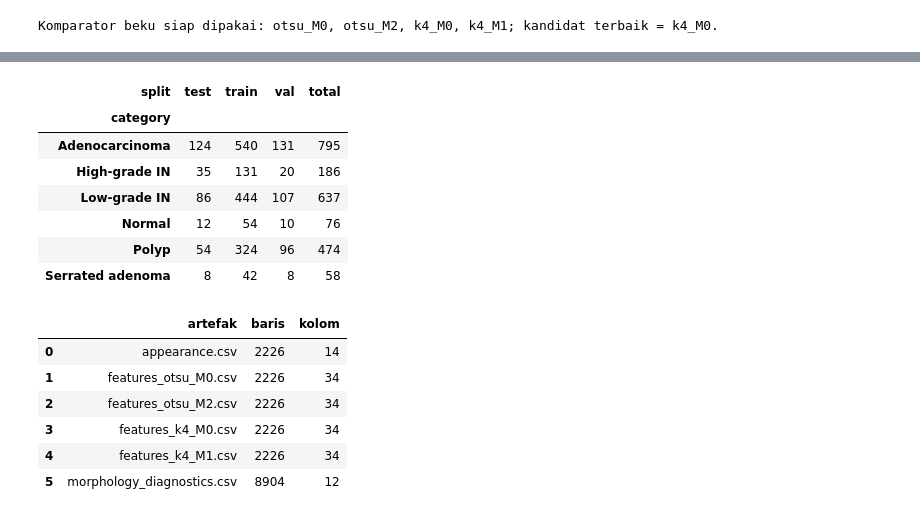
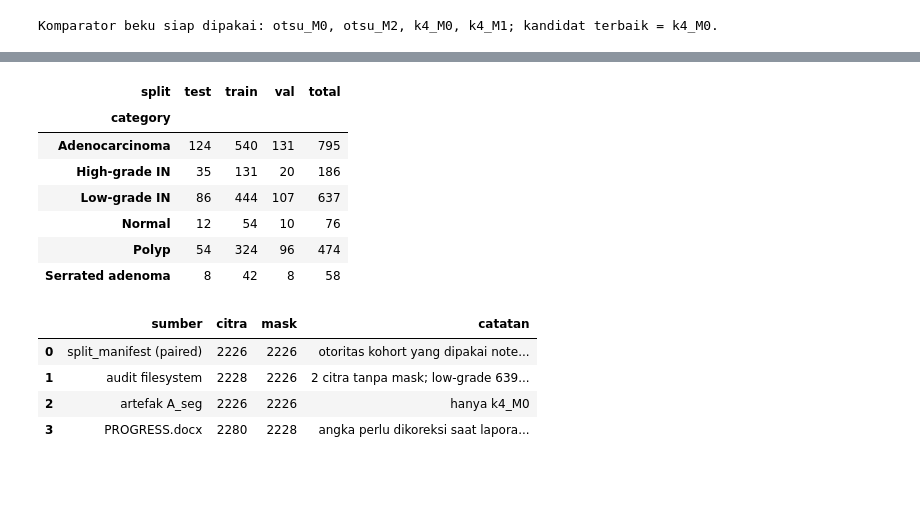
Before and after one commit to savitar393/ebhi-dip, a Jupyter notebook: notebooks/06_feature_extraction.ipynb, the cells around one changed output, grey strips where cells are left out. Cells and saved outputs as stored; diff of their text form; code cells hidden in the pictures; blank space fills up the shorter version.

```diff
--- a/notebooks/06_feature_extraction.ipynb
+++ b/notebooks/06_feature_extraction.ipynb
@@ -48,7 +59,10 @@ from ebhi_dip import (
     FEATURE_NAMES,
     MORPHOLOGY_FEATURE_NAMES,
     PRIMARY_FEATURE_METHOD,
+    SEGMENTED_APPEARANCE_FEATURE_NAMES,
+    SEGMENTED_FEATURE_NAMES,
     build_feature_tables,
+    build_segmented_feature_tables,
     configure_notebook_style,
     find_project_root,
     finish_figure,
@@ -67,6 +81,7 @@ DATA_ROOT_OVERRIDE = None
 EXPORT_FIGURES = False
 FEATURE_METHODS = DEFAULT_FEATURE_METHODS
 PRIMARY_METHOD = PRIMARY_FEATURE_METHOD
+SEGMENTED_METHOD = PRIMARY_METHOD
 PARITY_SAMPLES_PER_SPLIT = 2
 
 ROOT = find_project_root(override=PROJECT_ROOT_OVERRIDE)
@@ -83,6 +98,9 @@ protected_files = {
     "feature_manifest": FEATURE_DIR / "feature_manifest.json",
     "appearance": FEATURE_DIR / "appearance.csv",
     "diagnostics": FEATURE_DIR / "morphology_diagnostics.csv",
+    "segmented_manifest": FEATURE_DIR / f"feature_manifest_segmented_{SEGMENTED_METHOD}.json",
+    "segmented_appearance": FEATURE_DIR / f"appearance_segmented_{SEGMENTED_METHOD}.csv",
+    "segmented_features": FEATURE_DIR / f"features_{SEGMENTED_METHOD}_segmented.csv",
 }
 protected_files.update(
     {f"features_{method}": FEATURE_DIR / f"features_{method}.csv" for method in FEATURE_METHODS}
@@ -99,6 +117,7 @@ display(
                 "Matplotlib",
                 "scikit-image",
                 "Konfigurasi terpilih",
+                "Metode A_seg",
                 "Jumlah komparator",
             ],
             "nilai": [
@@ -108,6 +127,7 @@ display(
                 matplotlib.__version__,
                 __import__("skimage").__version__,
                 PRIMARY_METHOD,
+                SEGMENTED_METHOD,
                 len(FEATURE_METHODS),
             ],
         }
@@ -178,15 +201,31 @@ appearance = pd.read_csv(protected_files["appearance"])
 combined = {method: pd.read_csv(protected_files[f"features_{method}"]) for method in FEATURE_METHODS}
 diagnostics = pd.read_csv(protected_files["diagnostics"])
 manifest = json.loads(protected_files["feature_manifest"].read_text(encoding="utf-8"))
+segmented_appearance = pd.read_csv(protected_files["segmented_appearance"])
+segmented_combined = pd.read_csv(protected_files["segmented_features"])
+segmented_manifest = json.loads(protected_files["segmented_manifest"].read_text(encoding="utf-8"))
 split_df = load_split_manifest(ROOT, verify=False)
 
 validate_feature_table(appearance, feature_names=APPEARANCE_FEATURE_NAMES, require_method=False)
 for method, table in combined.items():
     validate_feature_table(table)
+validate_feature_table(
+    segmented_appearance,
+    feature_names=SEGMENTED_APPEARANCE_FEATURE_NAMES,
+    require_method=False,
+)
+validate_feature_table(segmented_combined, feature_names=SEGMENTED_FEATURE_NAMES)
 
 assert manifest["split_sha256"] == SPLIT_SHA
 assert tuple(manifest["methods"]) == FEATURE_METHODS
 assert set(manifest["feature_sets"]["C"]) == set(FEATURE_NAMES)
+assert segmented_manifest["split_sha256"] == SPLIT_SHA
+assert segmented_manifest["source_method"] == SEGMENTED_METHOD
+assert list(segmented_manifest["feature_sets"]["A_seg"]) == list(SEGMENTED_APPEARANCE_FEATURE_NAMES)
+assert list(segmented_manifest["feature_sets"]["C_seg"]) == list(SEGMENTED_FEATURE_NAMES)
+assert segmented_combined["method"].eq(SEGMENTED_METHOD).all()
+assert set(segmented_appearance["sample_id"]) == set(appearance["sample_id"])
+assert set(segmented_combined["sample_id"]) == set(appearance["sample_id"])
 
 cohort = (
     appearance.groupby(["split", "category"], observed=True)
@@ -194,40 +233,87 @@ cohort = (
     .unstack("split")
     .reindex(list(EXPECTED_CATEGORIES))
     .fillna(0)
     .astype(int)
 )
 cohort["total"] = cohort.sum(axis=1)
-display(cohort)
+
+group_categories = split_df.groupby("group_id")["category"].nunique()
+reconciliation = pd.DataFrame(
+    [
+        {
+            "sumber": "split_manifest (paired)",
+            "citra": len(split_df),
+            "mask": int(split_df["pair_status"].eq("paired").sum()),
+            "catatan": "otoritas kohort yang dipakai notebook",
+        },
+        {
+            "sumber": "audit filesystem",
+            "citra": 2228,
+            "mask": 2226,
+            "catatan": "2 citra tanpa mask; low-grade 639 citra / 637 mask",
+        },
+        {
+            "sumber": "artefak A_seg",
+            "citra": len(segmented_appearance),
+            "mask": len(segmented_appearance),
+            "catatan": f"hanya {SEGMENTED_METHOD}",
+        },
+        {
+            "sumber": "PROGRESS.docx",
+            "citra": 2280,
+            "mask": 2228,
+            "catatan": "angka perlu dikoreksi saat laporan diperbarui",
+        },
+    ]
+)
 
 shape_table = pd.DataFrame(
     [
         {"artefak": "appearance.csv", "baris": len(appearance), "kolom": len(appearance.columns)},
         *[
             {
                 "artefak": f"features_{method}.csv",
                 "baris": len(table),
                 "kolom": len(table.columns),
             }
             for method, table in combined.items()
         ],
-        {"artefak": "morphology_diagnostics.csv", "baris": len(diagnostics), "kolom": len(diagnostics.columns)},
+        {
+            "artefak": f"appearance_segmented_{SEGMENTED_METHOD}.csv",
+            "baris": len(segmented_appearance),
+            "kolom": len(segmented_appearance.columns),
+        },
+        {
+            "artefak": f"features_{SEGMENTED_METHOD}_segmented.csv",
+            "baris": len(segmented_combined),
+            "kolom": len(segmented_combined.columns),
+        },
+        {
+            "artefak": "morphology_diagnostics.csv",
+            "baris": len(diagnostics),
+            "kolom": len(diagnostics.columns),
+        },
     ]
 )
+display(cohort)
+display(reconciliation)
 display(shape_table)
-print(f"Total citra: {len(appearance):,} | Total baris diagnostik: {len(diagnostics):,} | Checksum split cocok.")
+print(
+    f"Total citra: {len(appearance):,} | Total baris diagnostik: {len(diagnostics):,} | "
+    f"Grup: {split_df['group_id'].nunique():,} | Grup multi-kategori: {int(group_categories.gt(1).sum()):,} | "
+    "Checksum split cocok."
+)
 # %% [output]
 | split | test | train | val | total |
 | category |  |  |  |  |
 | Adenocarcinoma | 124 | 540 | 131 | 795 |
 | High-grade IN | 35 | 131 | 20 | 186 |
 | Low-grade IN | 86 | 444 | 107 | 637 |
 | Normal | 12 | 54 | 10 | 76 |
 | Polyp | 54 | 324 | 96 | 474 |
 | Serrated adenoma | 8 | 42 | 8 | 58 |
-|  | artefak | baris | kolom |
-| 0 | appearance.csv | 2226 | 14 |
-| 1 | features_otsu_M0.csv | 2226 | 34 |
-| 2 | features_otsu_M2.csv | 2226 | 34 |
-| 3 | features_k4_M0.csv | 2226 | 34 |
-| 4 | features_k4_M1.csv | 2226 | 34 |
-| 5 | morphology_diagnostics.csv | 8904 | 12 |
+|  | sumber | citra | mask | catatan |
+| 0 | split_manifest (paired) | 2226 | 2226 | otoritas kohort yang dipakai note... |
+| 1 | audit filesystem | 2228 | 2226 | 2 citra tanpa mask; low-grade 639... |
+| 2 | artefak A_seg | 2226 | 2226 | hanya k4_M0 |
+| 3 | PROGRESS.docx | 2280 | 2228 | angka perlu dikoreksi saat lapora... |
```
Also changed, not shown: parts of 27 cells of this notebook, 8 other files.
